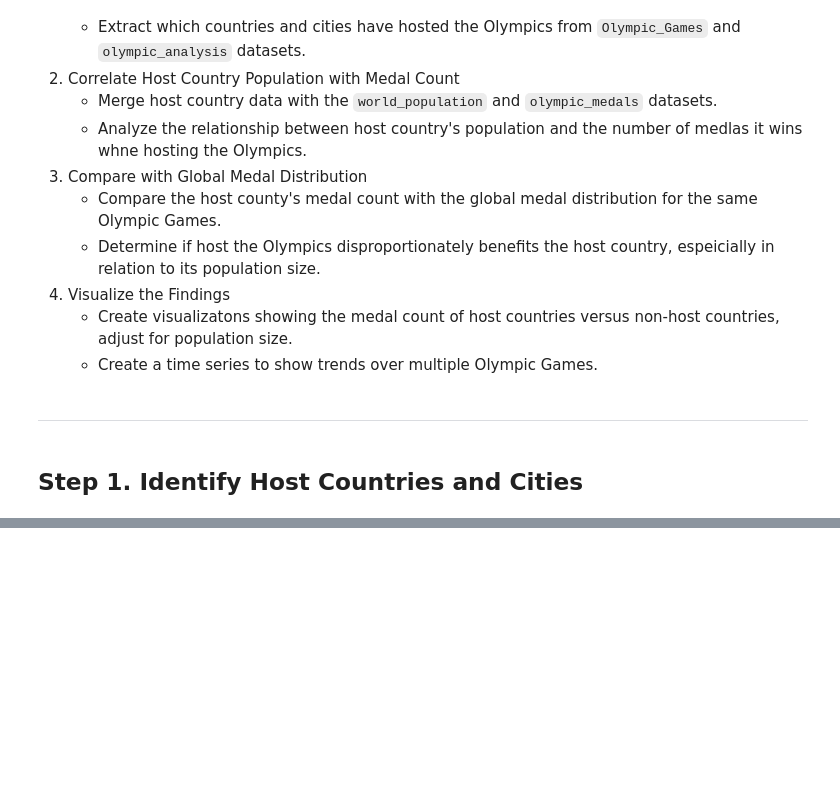
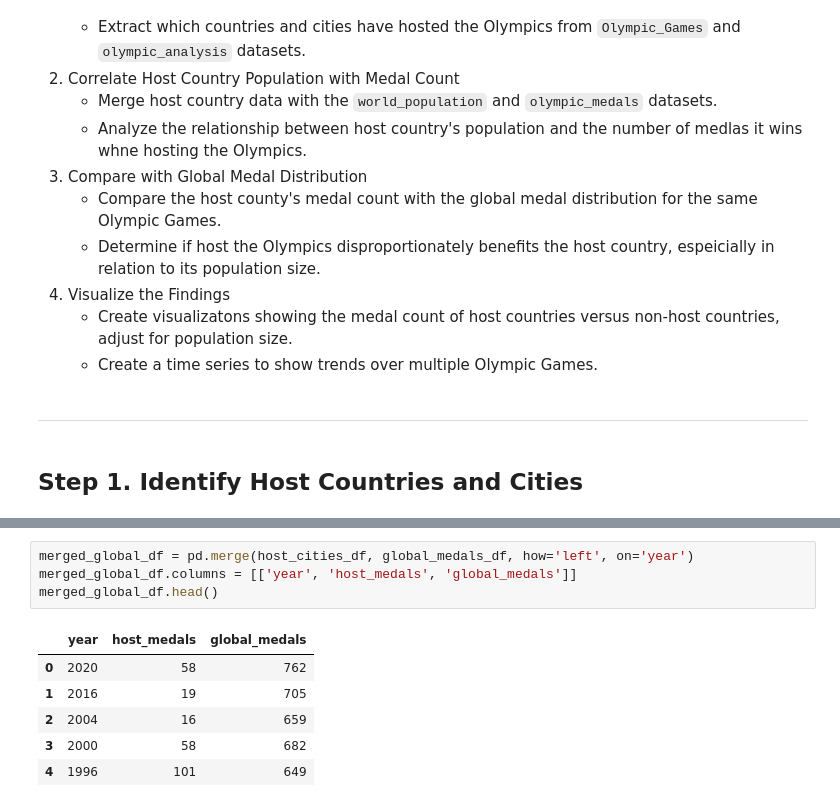
Before and after one commit to ncmoliver/olympic_analysis, a Jupyter notebook: olympic_analysis.ipynb, the cells around one changed output, grey strips where cells are left out. Saved outputs shown, nothing was run; the diff lists cells and outputs as text; blank space fills up the shorter version.

```diff
--- a/olympic_analysis.ipynb
+++ b/olympic_analysis.ipynb
@@ -437,0 +455,11 @@ data.head()
+# %%
+merged_global_df = pd.merge(host_cities_df, global_medals_df, how='left', on='year')
+merged_global_df.columns = [['year', 'host_medals', 'global_medals']]
+merged_global_df.head()
+# %% [output]
+|  | year | host_medals | global_medals |
+| 0 | 2020 | 58 | 762 |
+| 1 | 2016 | 19 | 705 |
+| 2 | 2004 | 16 | 659 |
+| 3 | 2000 | 58 | 682 |
+| 4 | 1996 | 101 | 649 |
```
Also changed, not shown: parts of 11 cells of this notebook, 1 other file.
